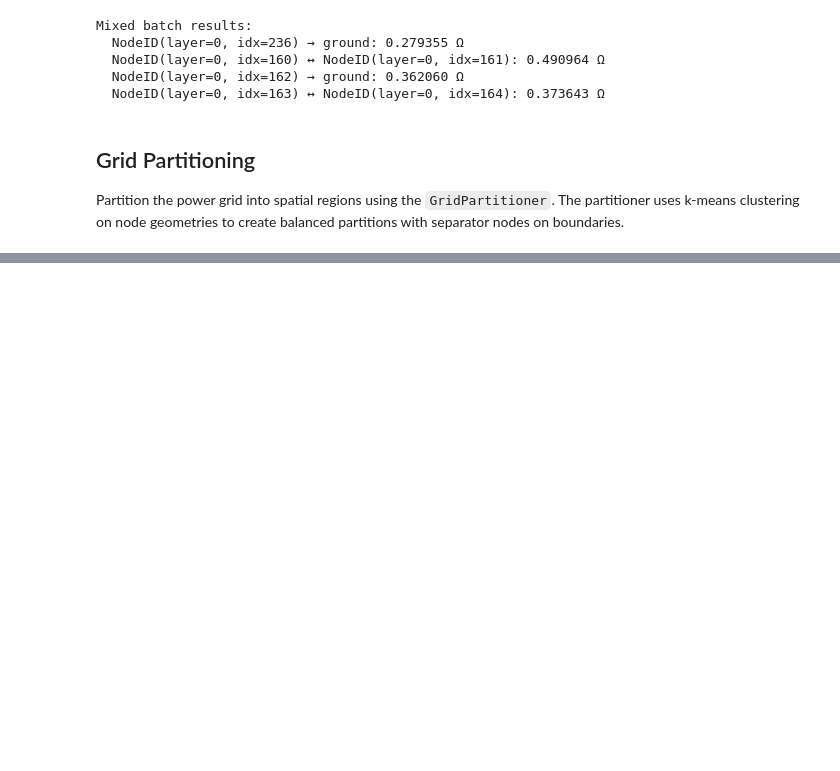
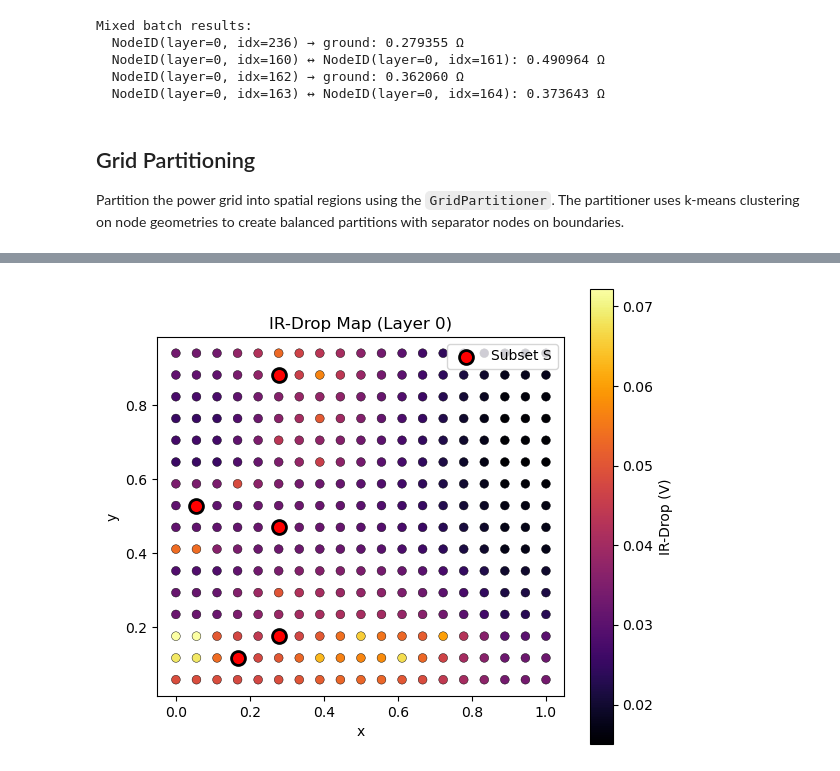
Before and after one commit to patour/sigma_dvd_prototype, a Jupyter notebook: proto.ipynb, the cells around one changed output, grey strips where cells are left out. Saved outputs shown, nothing was run; the diff lists cells and outputs as text; code cells hidden in the pictures; blank space fills up the shorter version.

```diff
--- a/proto.ipynb
+++ b/proto.ipynb
@@ -230,0 +331,4 @@ for P in [2, 3, 4, 6]:
+# %%
+# Stimulus generator using discovered load nodes
+stim_gen = StimulusGenerator(load_nodes=list(loads_regional.keys()), vdd=1.0, seed=7, graph=G_regional)
+meta = stim_gen.generate(1., percent=0.1, distribution="gaussian", gaussian_loc=1.0, gaussian_scale=0.2)
@@ -230,0 +381,12 @@ for P in [2, 3, 4, 6]:
+# %%
+# Compute IR-drops using regional solver
+ir_drops_regional, drop_near, drop_far = regional_solver.compute_ir_drops(S, R, A, I_R, I_F)
+
+print(f"Computed IR-drops for {len(ir_drops_regional)} nodes\n")
+print("IR-drop results:")
+for node in S:
+    drop = ir_drops_regional[node]
+    drop_n = drop_near[node]
+    drop_f = drop_far[node]
+    voltage = 1.0 - drop
+    print(f"  {node}: IR-drop = {drop:.6f} V (near={drop_n:.6f}, far={drop_f:.6f}), Voltage = {voltage:.6f} V")
@@ -230,0 +456,27 @@ for P in [2, 3, 4, 6]:
+# %%
+from IPython.display import display
+from irdrop import plot_ir_drop_map
+
+# Create a voltage map with regional solver results
+# Build full voltage dictionary from regional results
+voltages_regional_map = {}
+for node in S:
+    voltages_regional_map[node] = 1.0 - ir_drops_regional[node]
+
+# Plot IR-drop map for layer 0 showing the subset S nodes
+fig_irdrop, ax_irdrop = plot_ir_drop_map(G_regional, result_full_regional.voltages, vdd=1.0, layer=0)
+
+# Highlight the subset S nodes
+for node in S:
+    if node.layer == 0:
+        x, y = G_regional.nodes[node]['xy']
+        ax_irdrop.scatter([x], [y], c='red', s=100, marker='o', edgecolors='black', linewidths=2, zorder=10, label='Subset S')
+
+# Remove duplicate labels
+handles, labels = ax_irdrop.get_legend_handles_labels()
+by_label = dict(zip(labels, handles))
+ax_irdrop.legend(by_label.values(), by_label.keys())
+
+display(fig_irdrop)
+# %% [output]
+[figure, added]
```
Also changed, not shown: parts of 20 cells of this notebook, 4 other files.
